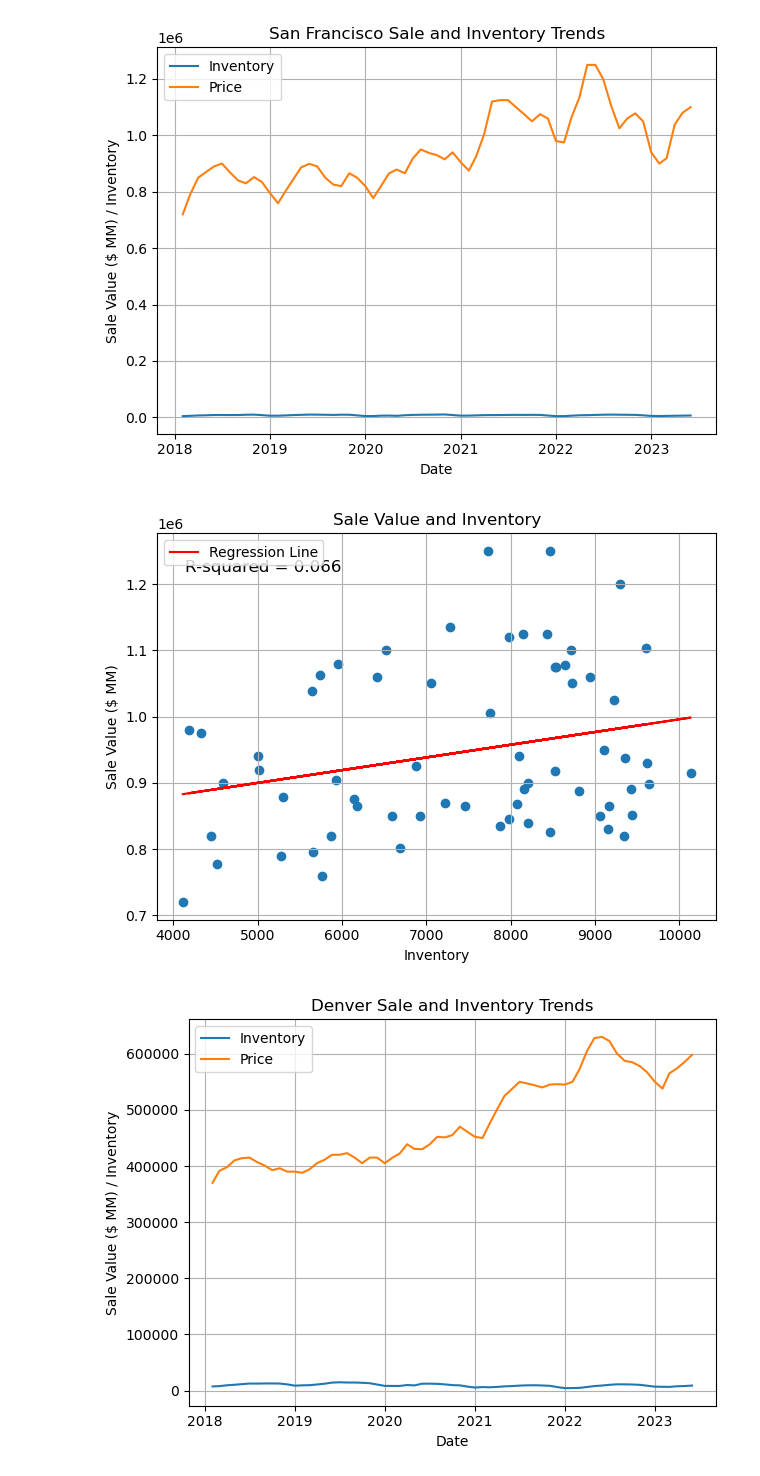
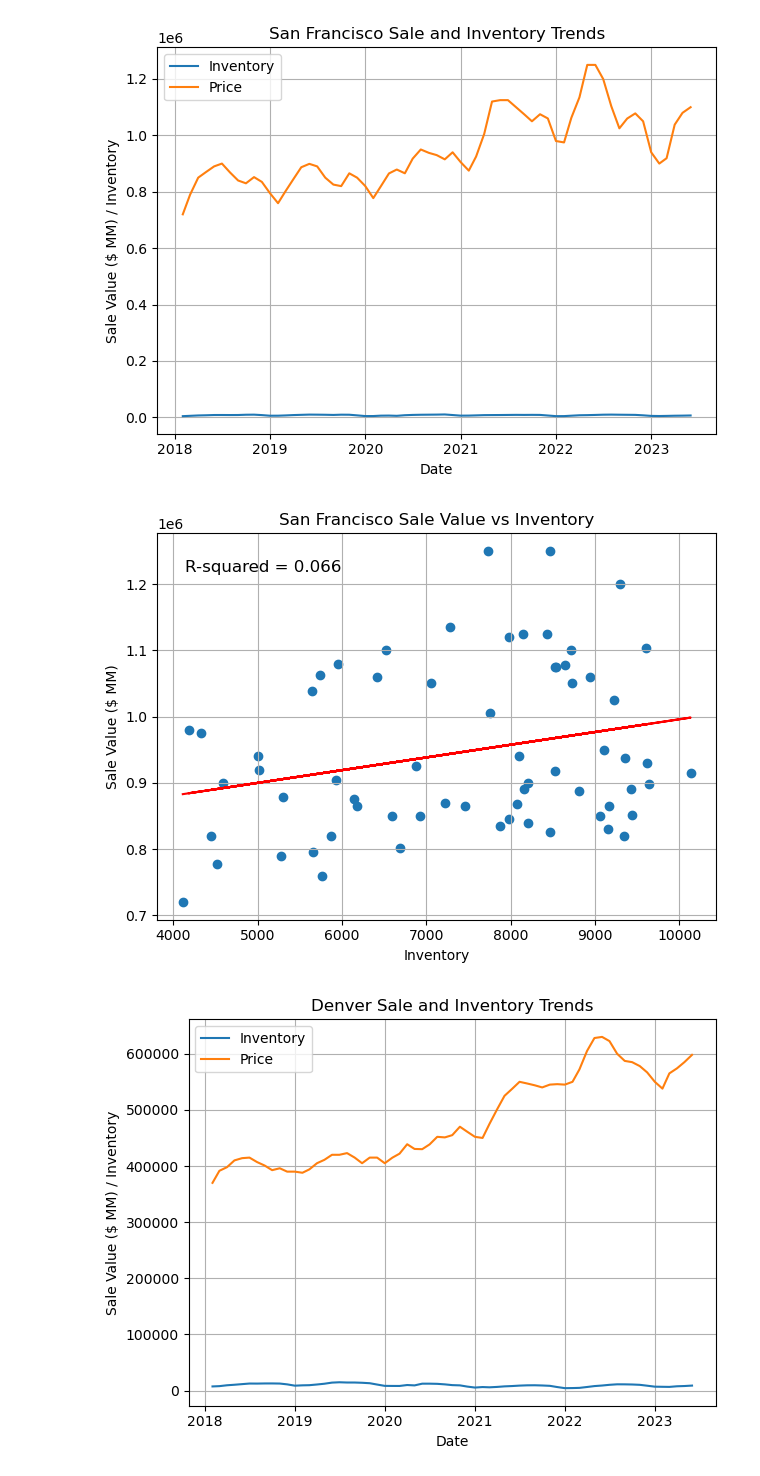
Before and after one commit to grantkerkman/project1_housing, a Jupyter notebook: grant_notebook.ipynb, the cells around one changed output. Drawn from its saved outputs; the diff is of its cells as text; code cells hidden in the pictures.

```diff
--- a/grant_notebook.ipynb
+++ b/grant_notebook.ipynb
@@ -801,32 +797,31 @@ plt.show()
 # %%
 # Find the relationship between inventory and price
 x = market["San Francisco Inv"]
 y = market["San Francisco Price"]
 
 # Perform linear regression
 slope, intercept, r_value, p_value, std_err = stats.linregress(x, y)
 
 # Calculate the R-squared value
 r_squared = r_value ** 2
 
 # Calculate the predicted values based on the regression line
 predicted_values = slope * x + intercept
 
 # Plot the scatter and regression line using the predicted values
 plt.scatter(x, y)
 plt.plot(x, predicted_values, color="red", label="Regression Line")
 plt.text(0.05, 0.9, f"R-squared = {r_squared:.3f}", transform=plt.gca().transAxes, fontsize=12)
 
 # Format the plot Area
 plt.xlabel("Inventory")
 plt.ylabel("Sale Value ($ MM)")
-plt.title("Sale Value and Inventory")
-plt.legend()
+plt.title("San Francisco Sale Value vs Inventory")
 plt.grid(True)
 plt.tight_layout()
 plt.show()
 # %% [output]
-[figure, old version]
+[figure, new version]
 # %%
 # Make a Scatter Plot for each city comparing Inventory and Sale Price
 x = market["Denver Inv"]
```
Also changed, not shown: parts of 15 cells of this notebook, 1 other file.
